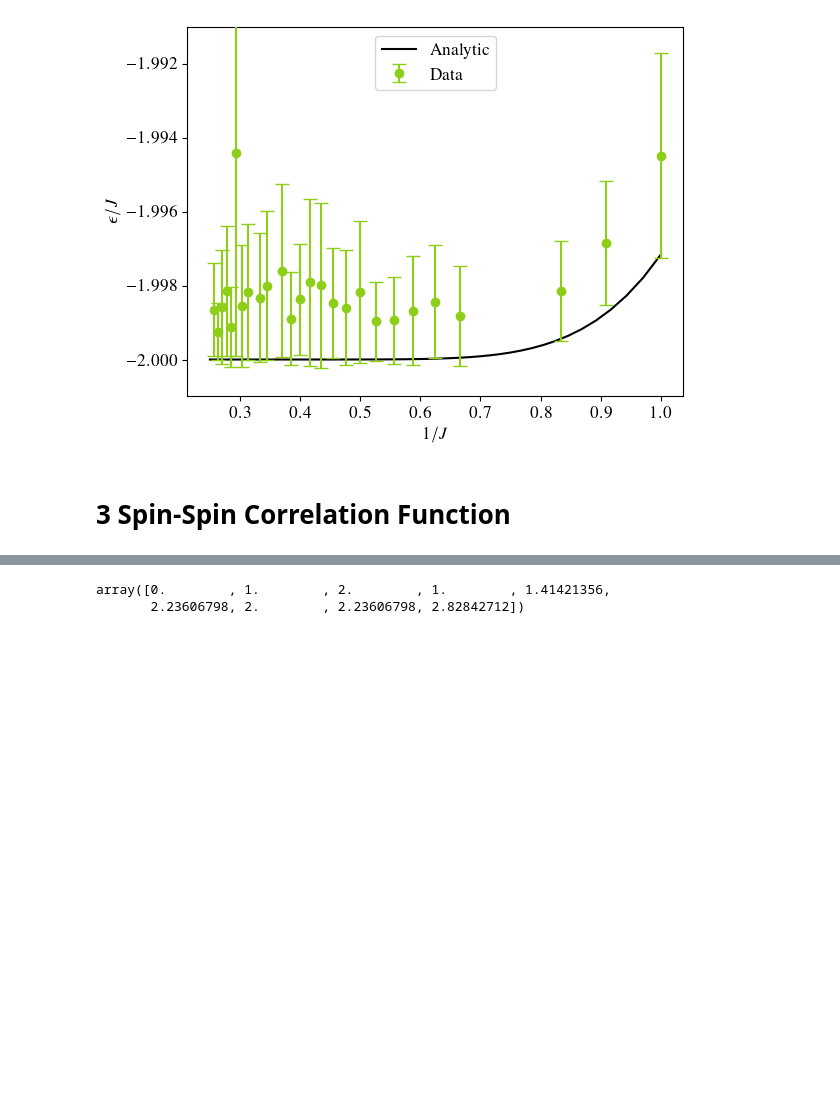
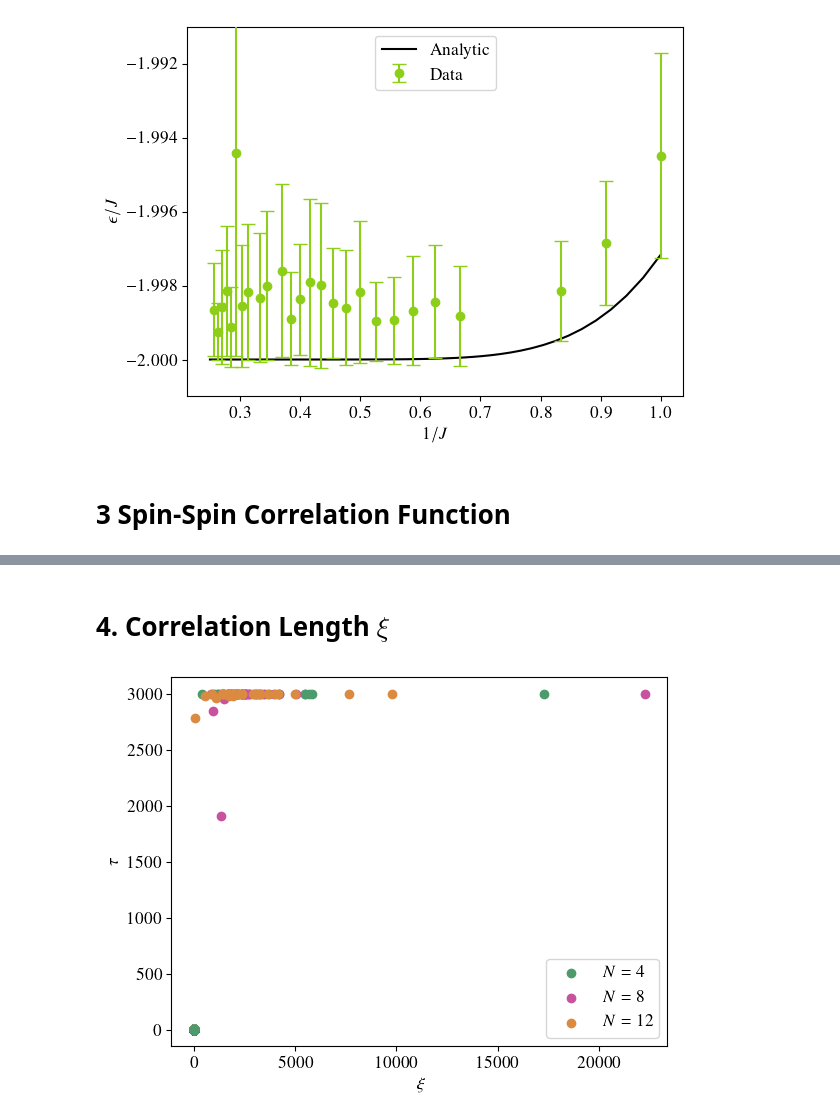
Before and after one commit to rojinaks/ComputationalPhysics, a Jupyter notebook: ex6.ipynb, the cells around one changed output, grey strips where cells are left out. Cells and saved outputs as stored; diff of their text form; code cells hidden in the pictures; blank space fills up the shorter version.

```diff
--- a/ex6.ipynb
+++ b/ex6.ipynb
@@ -277,13 +277,56 @@ for n in [4, 8, 12]:
-# %%
-x = np.array(range(9)).reshape(3, 3)
-x.flatten()
-
-delta_x = np.zeros_like(x, dtype=np.float64)
-for i in range(3):
-    for j in range(3):
-        delta_x[i, j] = np.sqrt(i**2 + j**2)
-
-delta_x.flatten()
-# %% [output]
-array([0.        , 1.        , 2.        , 1.        , 1.41421356,
-       2.23606798, 2.        , 2.23606798, 2.82842712])
+# %% [markdown]
+# 4. Correlation Length $\xi$
+# %%
+
+j = 2.
+n = 12
+
+def calc_xi_and_tau(j, n) -> tuple[float, float]:
+   sample = np.load(DIR / f"ensemble_{j}_{n}.npy")
+   m = sample.mean(axis=(1, 2))
+   tau = cp.integrated_autocorrelation(m, mean=0, fast=False)
+
+   c_sample = cp.mean_spin_spin_correlation(sample)
+
+   # Bootstrap
+   c_sample = c_sample.reshape(3000, n**2)
+   c = np.zeros(n**2)  # this will be the bootstrapped results
+   c_std = np.zeros_like(c)
+
+   for i in range(n**2):
+      data = c_sample[:, i]
+      btrp = cp.Bootstrap(data, len(data) // 4, len(data) // 10)
+      val, std = btrp.estimate(lambda x: x)
+      c[i] = val
+      c_std[i] = std
+
+   # Reshape into 2d grid again
+   move = int(np.round(n // 2, 0))
+   c = c.reshape(n, n)
+   c_std = c_std.reshape(n, n)
+   if n == 8:
+      c_1d = c[0, :move]
+      c_std_1d = c_std[0, :move]
+   else:
+      c_1d = c[:move, 0]
+      c_std_1d = c_std[:move, 0]
+
+   # move = 0
+   # c_1d = np.roll(c_1d, axis=0, shift=move)
+   # c_std_1d = np.roll(c_std_1d, axis=0, shift=move)
+   delta_x = np.array(range(n))[:move] #- move
+   plt.scatter(delta_x, c_1d)
+
+   xi = -1 / np.gradient(np.log(c_1d), 1).mean()
+   return xi, tau
+
+for n in [4, 8, 12]:
+   result = np.array([[*calc_xi_and_tau(j, n)] for j in J])
+
+   plt.scatter(result[:, 0], result[:, 1], label=f"$N = {n}$")
+   plt.xlabel(r"$\xi$")
+   plt.ylabel(r"$\tau$")
+   plt.legend()
+   plt.savefig(DIR / "tau_xi_wrong.pdf")
+# %% [output]
+[figure, added]
```
Also changed, not shown: parts of 1 cell of this notebook, 1 other file.
